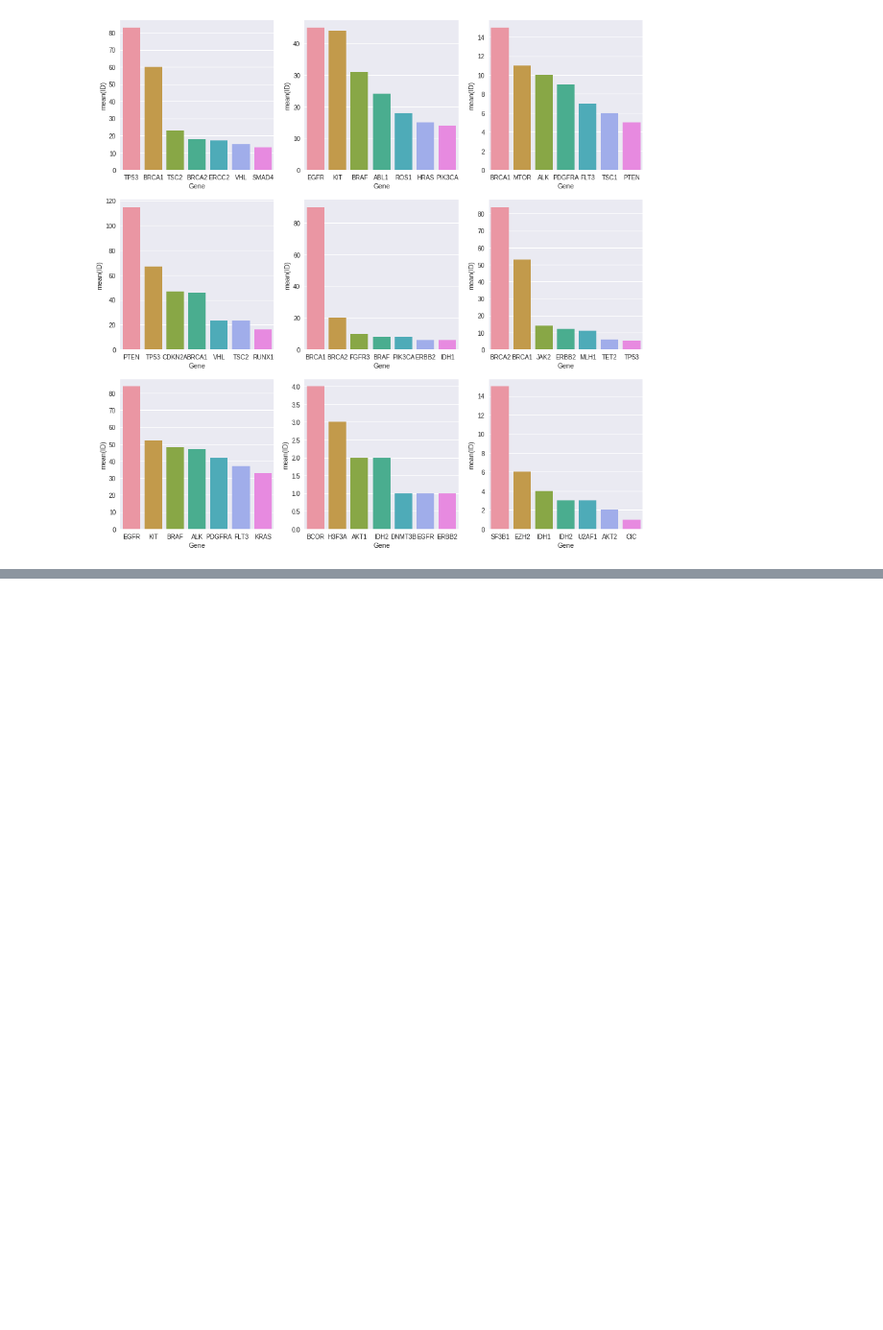
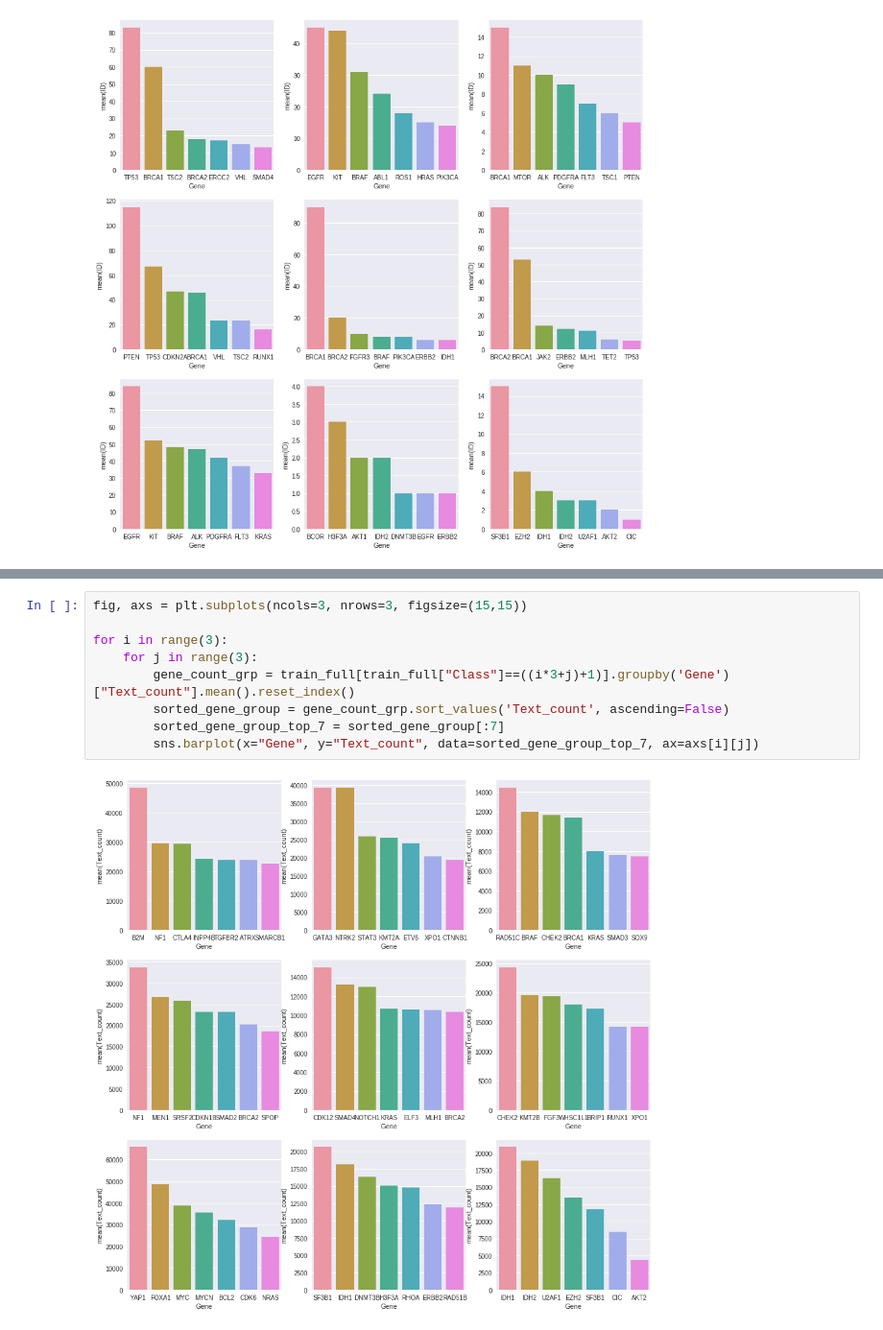
Before and after one commit to AI-Junction/Personalized-Medicine, a Jupyter notebook: PersonalizedMedRedCancerTreatVer2.ipynb, the cells around one changed output, grey strips where cells are left out. Shown: that part at 96% size. Cells and saved outputs as stored; diff of their text form; blank space fills up the shorter version.

```diff
--- a/PersonalizedMedRedCancerTreatVer2.ipynb
+++ b/PersonalizedMedRedCancerTreatVer2.ipynb
@@ -262,0 +293,11 @@ for i in range(3):
+# %%
+fig, axs = plt.subplots(ncols=3, nrows=3, figsize=(15,15))
+
+for i in range(3):
+    for j in range(3):
+        gene_count_grp = train_full[train_full["Class"]==((i*3+j)+1)].groupby('Gene')["Text_count"].mean().reset_index()
+        sorted_gene_group = gene_count_grp.sort_values('Text_count', ascending=False)
+        sorted_gene_group_top_7 = sorted_gene_group[:7]
+        sns.barplot(x="Gene", y="Text_count", data=sorted_gene_group_top_7, ax=axs[i][j])
+# %% [output]
+[figure, added]
```
Also changed, not shown: parts of 7 cells of this notebook.
